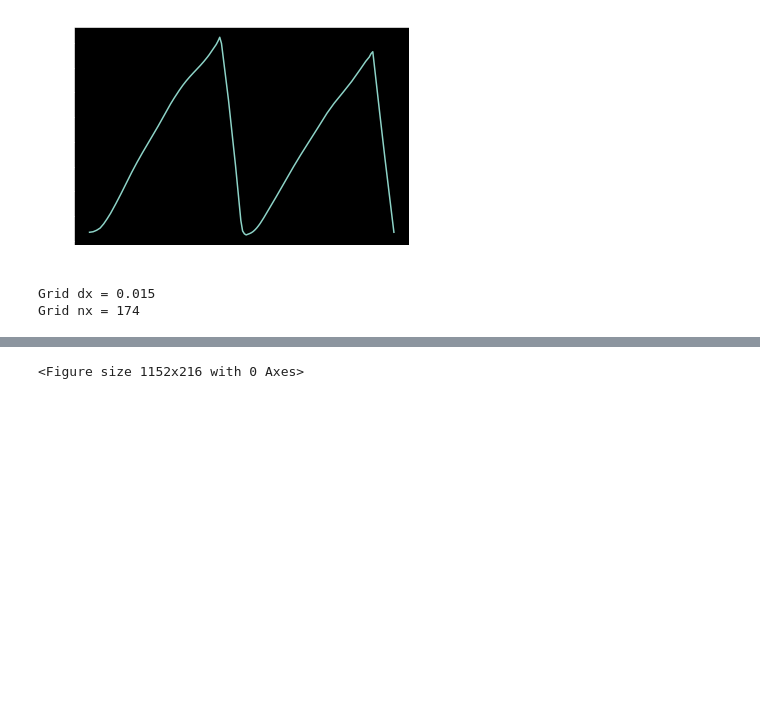
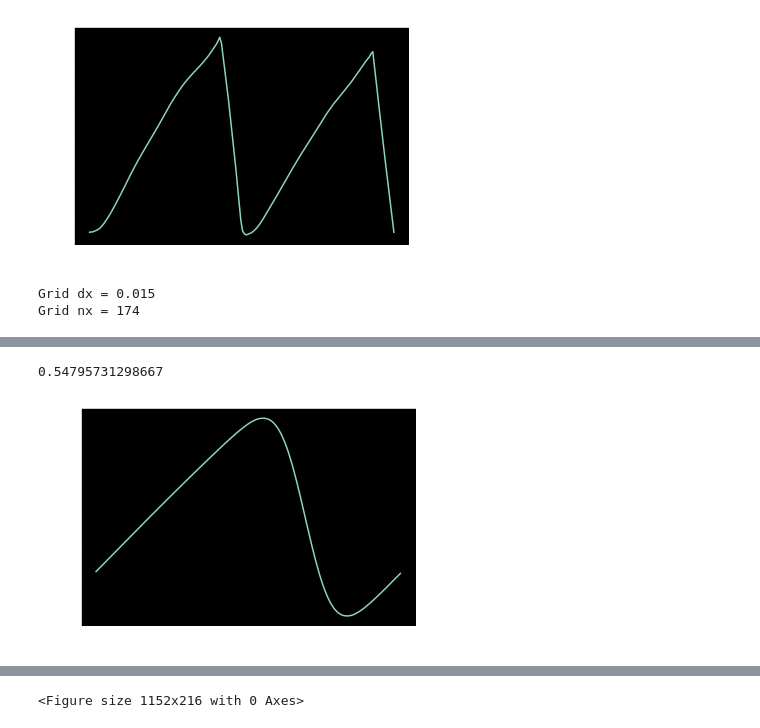
Before and after one commit to plgrover/pymorph, a Jupyter notebook: notebooks/Paper_3/March 27 2019 32 and 20 cm shear stress comparisons-Copy1.ipynb, the cells around one changed output, grey strips where cells are left out. Saved outputs shown, nothing was run; the diff lists cells and outputs as text; code cells hidden in the pictures; blank space fills up the shorter version.

```diff
--- a/notebooks/Paper_3/March 27 2019 32 and 20 cm shear stress comparisons-Copy1.ipynb
+++ b/notebooks/Paper_3/March 27 2019 32 and 20 cm shear stress comparisons-Copy1.ipynb
@@ -143,3 +139,10 @@ plt.plot(xc,zc,'r')
+# %%
+plt.plot(xc, u)
+
+u.mean()
+# %% [output]
+0.54795731298667
+[figure, added]
 # %%
 tau20 = np.zeros(nx)
 for i in range(0,nx): #i=2
```
Also changed, not shown: parts of 3 cells of this notebook, 16 other files.
